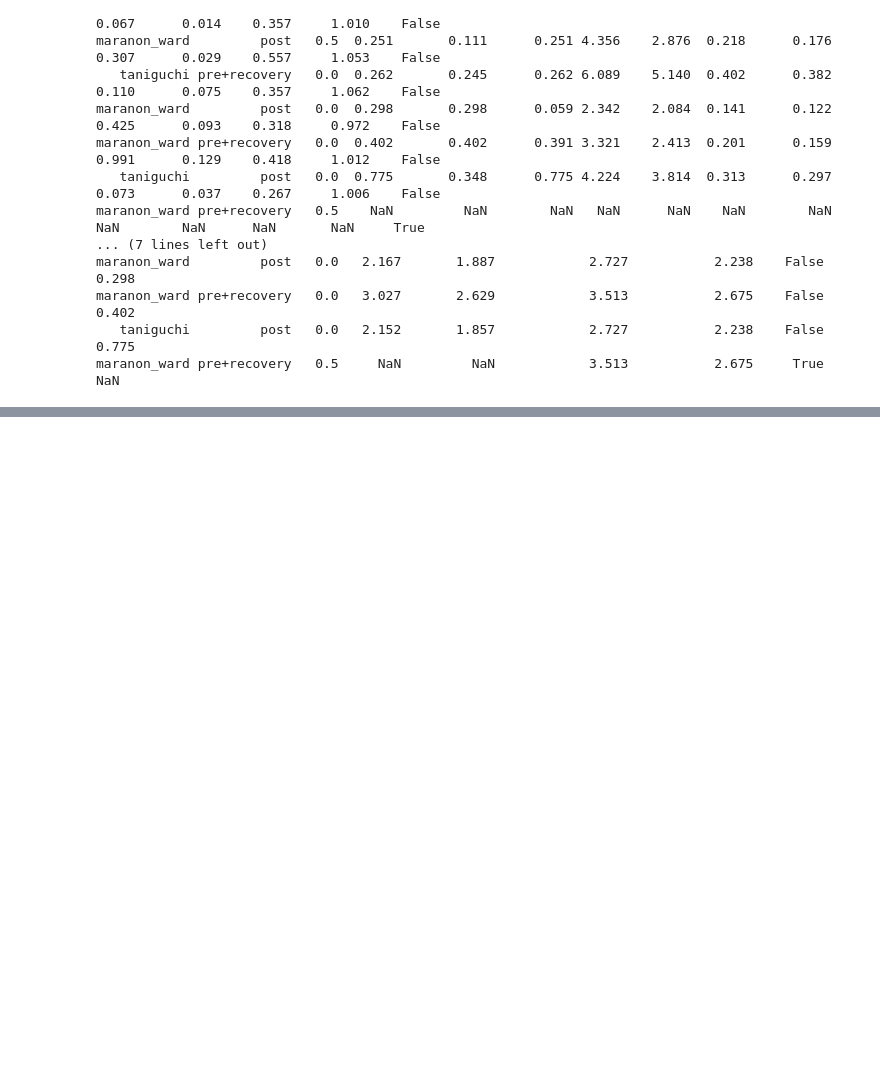
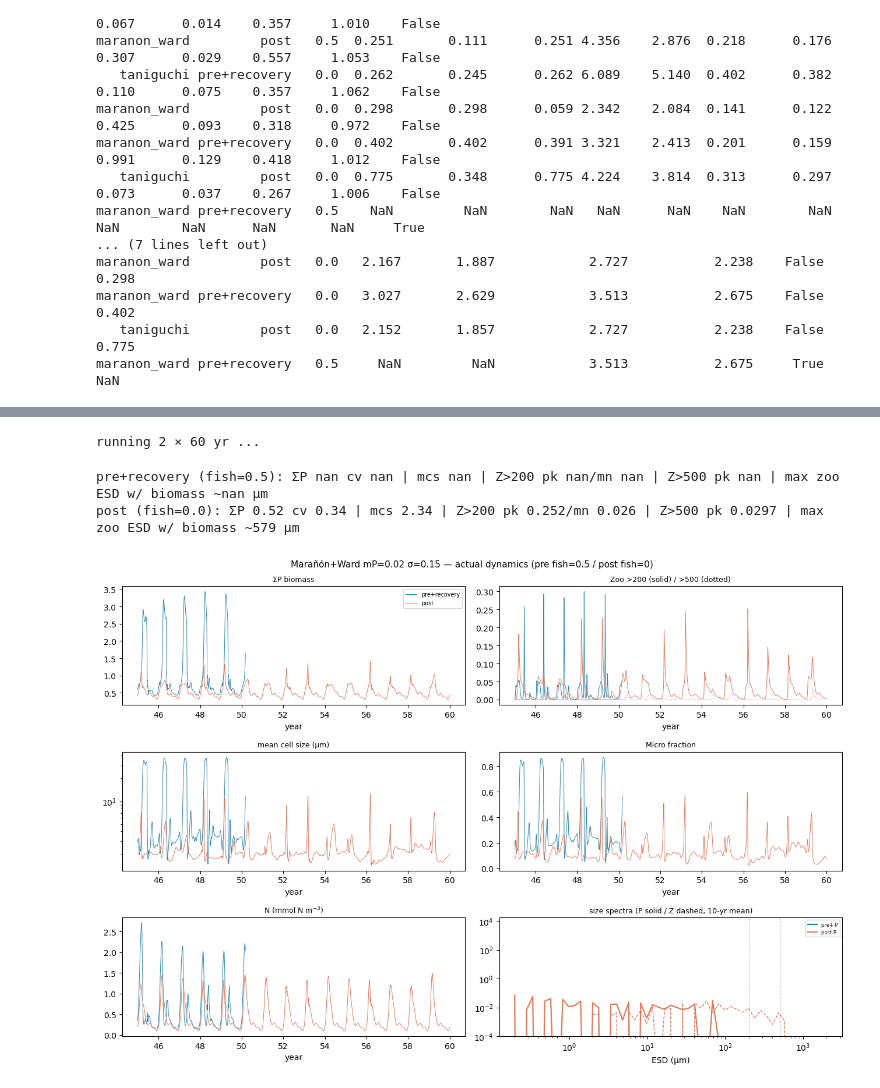
Before and after one commit to ben1post/SSMCariaco, a Jupyter notebook: plots/DynamicalForcing.ipynb, the cells around one changed output, grey strips where cells are left out. Drawn from its saved outputs; the diff is of its cells as text; code cells hidden in the pictures; blank space fills up the shorter version.

```diff
--- a/plots/DynamicalForcing.ipynb
+++ b/plots/DynamicalForcing.ipynb
@@ -602,0 +717,73 @@ print("\n", res.fish_effect().round(3).to_string(index=False))
+# %%
+import numpy as np, pandas as pd, matplotlib.pyplot as plt
+import xso, parscan_utils_extended as pue
+from cariaco_obs import DEFAULT_CSV_PATH
+from baseline_r0_seasonal_setups import (model_baseline_seasonal, make_seasonal_input_vars,
+                                         SLIM_OUTPUT_VARS, IVP_SOLVER_KWARGS)
+from baseline_r0_setups import phyto_esd
+
+YEARS = 60
+SOLVER = {**IVP_SOLVER_KWARGS, 'instability_neg_threshold': -1e-3}
+GEOM = np.array([0.63,6.3,63.0]); e = np.asarray(phyto_esd, float)
+MU = np.where(e<=5.38, 0.33*e**0.57, 1.83*e**-0.45)    # Marañón 2013 growth
+KS = 0.143*e**0.81                                      # Ward 2012 K_s
+
+binc=['pico_mmolN','nano_mmolN','micro_mmolN']
+df=pd.read_csv(DEFAULT_CSV_PATH,parse_dates=['date'])
+df['era']=df['date'].dt.year.map(lambda y:'pre' if y<2005 else('post' if y<2014 else 'recovery')); df['mo']=df['date'].dt.month
+def mm(eras,col):
+    s=df[df['era'].isin(eras)].dropna(subset=[col]).groupby('mo')[col].mean().reindex(range(1,13))
+    return s.interpolate(limit_direction='both').values
+FOR={'pre+recovery':{k:mm(['pre','recovery'],c) for k,c in [('fn','FN_mmolN_m2_d'),('de','depth_cutoff'),('t','Temp_C')]},
+     'post':{k:mm(['post'],c) for k,c in [('fn','FN_mmolN_m2_d'),('de','depth_cutoff'),('t','Temp_C')]}}
+RUNS=[('pre+recovery',0.5,'#2E86AB'),('post',0.0,'#E07A5F')]
+
+def run_full(forcing, fish):
+    iv = make_seasonal_input_vars(forcing['fn'],forcing['de'],forcing['t'],fish_rate=fish,mu_max=MU,halfsat=KS)
+    t = np.arange(0.0, YEARS*365.0+1.0, 1.0)
+    setup = xso.setup(solver='solve_ivp', model=model_baseline_seasonal, time=t,
+                      input_vars=iv, output_vars=SLIM_OUTPUT_VARS, solver_kwargs=SOLVER)
+    out = pue.run_single_point(model_baseline_seasonal, setup, {})
+    pb,zb=out['Phytoplankton__biomass'],out['Zooplankton__biomass']
+    pdim=[d for d in pb.dims if d!='time'][0]; zdim=[d for d in zb.dims if d!='time'][0]
+    pe,ze=out[pdim].values,out[zdim].values
+    P=pb.transpose(pdim,'time').values; Z=zb.transpose(zdim,'time').values
+    W=pue.compute_sieburth_weights(pe); bins=W@P; sb=bins.sum(0)
+    fr=np.divide(bins,sb,out=np.full_like(bins,np.nan),where=sb>0)
+    return dict(t=out['time'].values/365.0,P=P,Z=Z,pe=pe,ze=ze,mcs=10**(np.log10(GEOM)@fr),
+                micro=fr[2],sumP=P.sum(0),sumZ=Z.sum(0),N=out['Nutrient__value'].values,
+                Z200=Z[ze>200].sum(0),Z500=Z[ze>500].sum(0))
+
+print("running 2 × 60 yr ...", flush=True)
+R={g:run_full(FOR[g],f) for g,f,_ in RUNS}
+for g,f,c in RUNS:
+    r=R[g]; m=r['t']>=YEARS-15; zmean=r['Z'][:,-3650:].mean(1)
+    zmax=r['ze'][zmean>1e-4].max() if (zmean>1e-4).any() else np.nan
+    print(f"{g} (fish={f}): ΣP {r['sumP'][m].mean():.2f} cv {r['sumP'][m].std()/r['sumP'][m].mean():.2f} | "
+          f"mcs {r['mcs'][m].mean():.2f} | Z>200 pk {r['Z200'][m].max():.3f}/mn {r['Z200'][m].mean():.3f} | "
+          f"Z>500 pk {r['Z500'][m].max():.4f} | max zoo ESD w/ biomass ~{zmax:.0f} µm")
+
+fig,ax=plt.subplots(3,2,figsize=(13,9))
+for g,f,c in RUNS:
+    r=R[g]; m=r['t']>=YEARS-15
+    ax[0,0].plot(r['t'][m],r['sumP'][m],color=c,lw=0.7,label=g)
+    ax[0,1].plot(r['t'][m],r['Z200'][m],color=c,lw=0.7); ax[0,1].plot(r['t'][m],r['Z500'][m],color=c,lw=0.7,ls=':')
+    ax[1,0].plot(r['t'][m],r['mcs'][m],color=c,lw=0.7); ax[1,1].plot(r['t'][m],r['micro'][m],color=c,lw=0.7)
+    ax[2,0].plot(r['t'][m],r['N'][m],color=c,lw=0.7)
+    ax[2,1].plot(r['pe'],r['P'][:,-3650:].mean(1),color=c,lw=1.6,label=f'{g[:4]} P'); ax[2,1].plot(r['ze'],zmean if g=='post' else r['Z'][:,-3650:].mean(1),color=c,lw=1.0,ls='--')
+ax[0,0].set_title('ΣP biomass',fontsize=9); ax[0,0].legend(fontsize=7)
+ax[0,1].set_title('Zoo >200 (solid) / >500 (dotted)',fontsize=9)
+ax[1,0].set_title('mean cell size (µm)',fontsize=9); ax[1,0].set_yscale('log')
+ax[1,1].set_title('Micro fraction',fontsize=9); ax[2,0].set_title('N (mmol N m$^{-3}$)',fontsize=9)
+ax[2,1].set_xscale('log'); ax[2,1].set_yscale('log'); ax[2,1].set_ylim(1e-4,None)
+ax[2,1].axvline(200,color='0.6',ls=':',lw=0.8); ax[2,1].axvline(500,color='0.4',ls=':',lw=0.8)
+ax[2,1].set_title('size spectra (P solid / Z dashed, 10-yr mean)',fontsize=9); ax[2,1].legend(fontsize=6)
+for a in ax.flat: a.set_xlabel('year')
+ax[2,1].set_xlabel('ESD (µm)')
+fig.suptitle('Marañón+Ward mP=0.02 σ=0.15 — actual dynamics (pre fish=0.5 / post fish=0)',fontsize=11)
+fig.tight_layout(); plt.show()
+# %% [output]
+running 2 × 60 yr ...
+pre+recovery (fish=0.5): ΣP nan cv nan | mcs nan | Z>200 pk nan/mn nan | Z>500 pk nan | max zoo ESD w/ biomass ~nan µm
+post (fish=0.0): ΣP 0.52 cv 0.34 | mcs 2.34 | Z>200 pk 0.252/mn 0.026 | Z>500 pk 0.0297 | max zoo ESD w/ biomass ~579 µm
+[figure, added]
```
Also changed, not shown: parts of 8 cells of this notebook, 7 other files.
